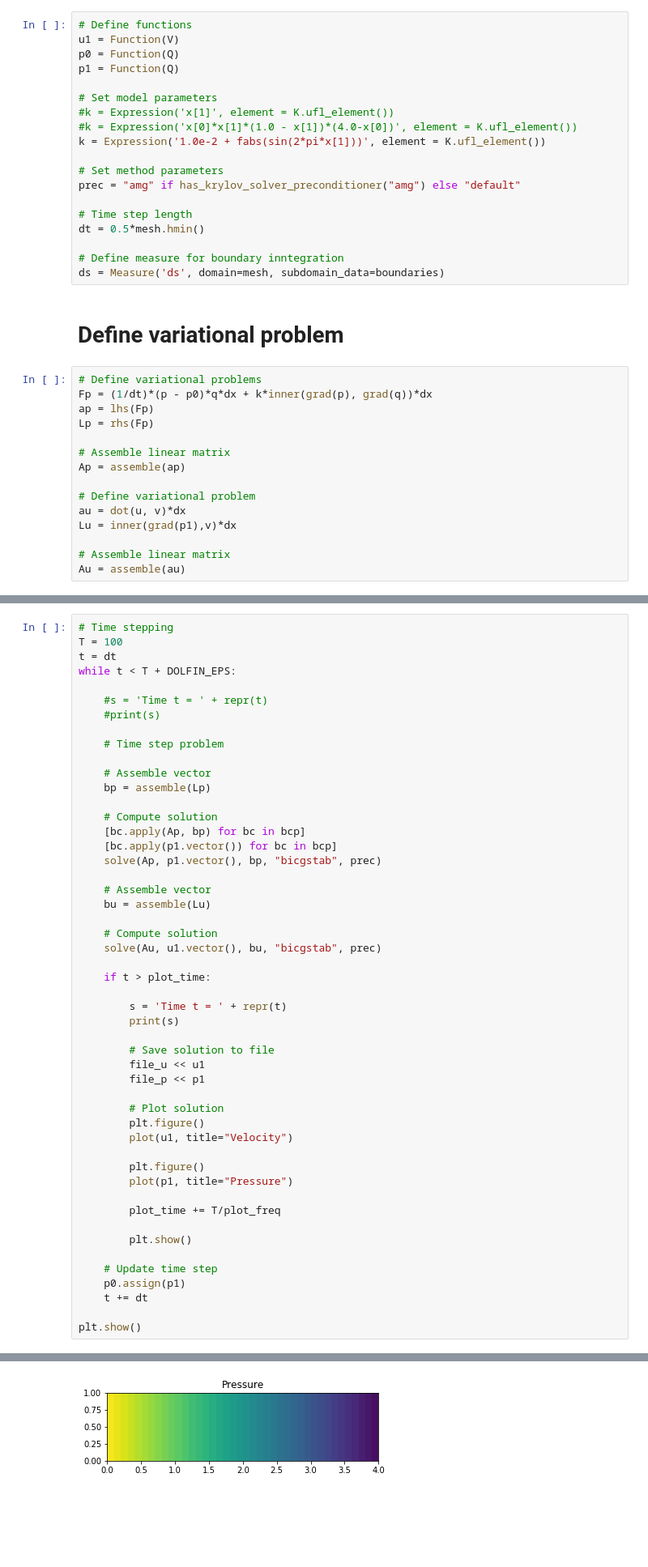
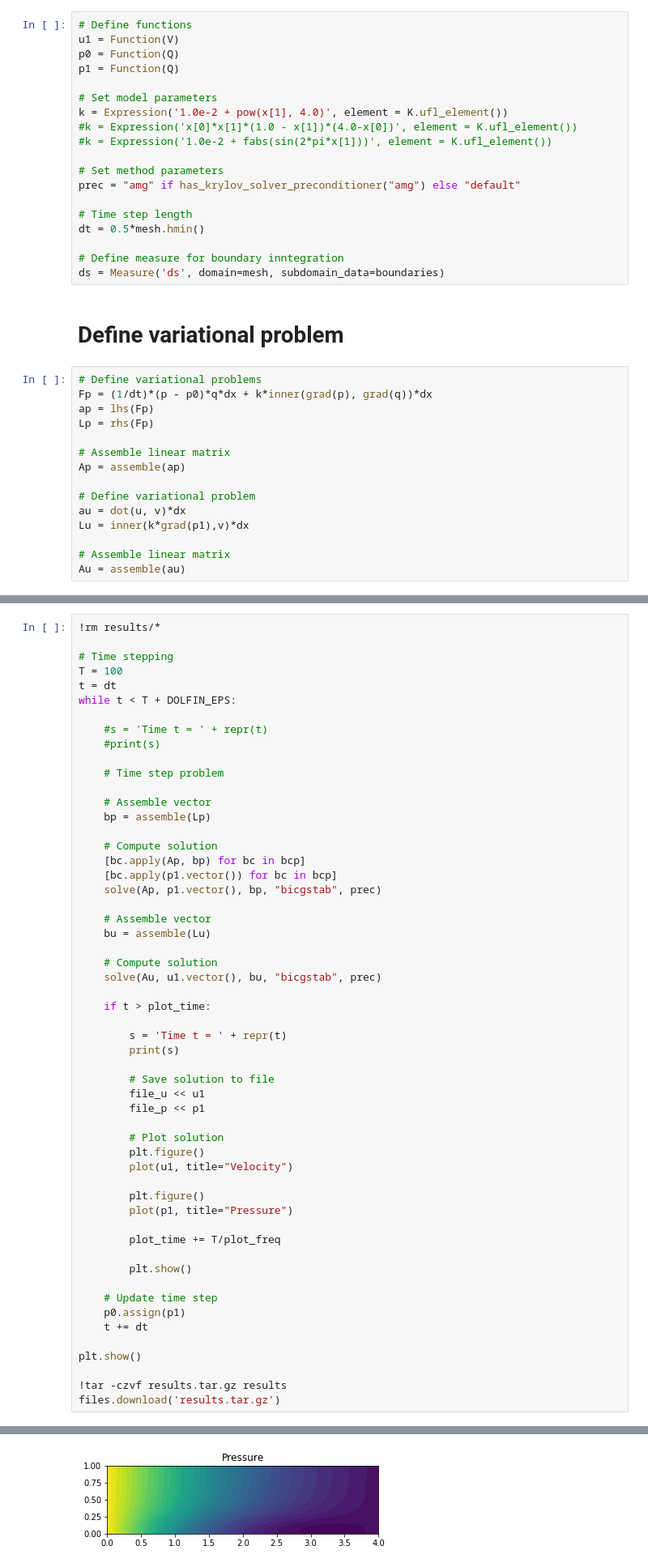
Before and after one commit to johanhoffman/crocodile-heart, a Jupyter notebook: DarcyFlow.ipynb, the cells around one changed output, grey strips where cells are left out. Shown: that part at 81% size. Saved outputs shown, nothing was run; the diff lists cells and outputs as text; blank space fills up the shorter version.

```diff
--- a/DarcyFlow.ipynb
+++ b/DarcyFlow.ipynb
@@ -134,9 +134,9 @@ p0 = Function(Q)
 p1 = Function(Q)
 
 # Set model parameters
-#k = Expression('x[1]', element = K.ufl_element())
+k = Expression('1.0e-2 + pow(x[1], 4.0)', element = K.ufl_element())
 #k = Expression('x[0]*x[1]*(1.0 - x[1])*(4.0-x[0])', element = K.ufl_element())
-k = Expression('1.0e-2 + fabs(sin(2*pi*x[1]))', element = K.ufl_element())
+#k = Expression('1.0e-2 + fabs(sin(2*pi*x[1]))', element = K.ufl_element())
 
 # Set method parameters
 prec = "amg" if has_krylov_solver_preconditioner("amg") else "default"
@@ -159,7 +159,7 @@ Ap = assemble(ap)
 
 # Define variational problem
 au = dot(u, v)*dx
-Lu = inner(grad(p1),v)*dx
+Lu = inner(k*grad(p1),v)*dx
 
 # Assemble linear matrix
 Au = assemble(au)
@@ -176,6 +176,8 @@ plot_freq = 10
 # %% [markdown]
 # Time stepping algorithm
 # %%
+!rm results/*
+
 # Time stepping
 T = 100
 t = dt
@@ -225,5 +227,8 @@ while t < T + DOLFIN_EPS:
     t += dt
 
 plt.show()
+
+!tar -czvf results.tar.gz results
+files.download('results.tar.gz')
 # %% [output]
 Time t = 0.04419417382415922
@@ -237,2 +242,2 @@ Time t = 20.01996074234425
-[figure, old version]
+[figure, new version]
 Time t = 30.007844026604314
```
Also changed, not shown: parts of 1 cell of this notebook.
